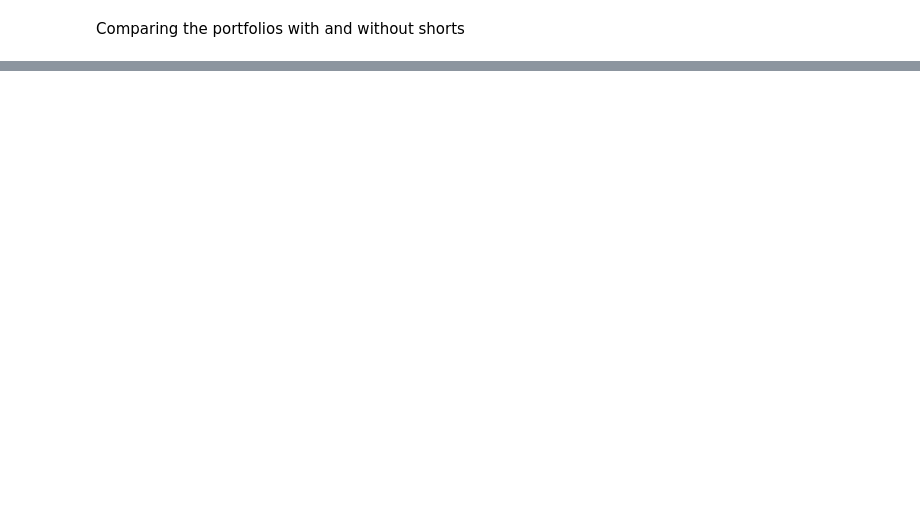
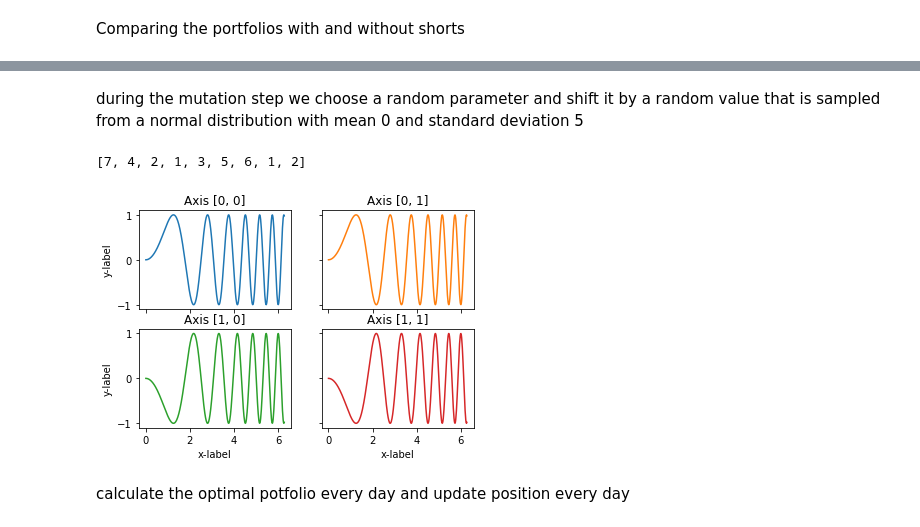
Before and after one commit to elhamidimed/Markowitz-Portfolio-optimisation-Genetic-algorithm, a Jupyter notebook: main.ipynb, the cells around one changed output, grey strips where cells are left out. Cells and saved outputs as stored; diff of their text form; code cells hidden in the pictures; blank space fills up the shorter version.

```diff
--- a/main.ipynb
+++ b/main.ipynb
@@ -407,0 +424,10 @@ plt.show()
+# %% [markdown]
+during the mutation step we choose a random parameter and shift it by a random value that is sampled from a normal distribution with mean 0 and standard deviation 5
+# %%
+import random
+x = [1,2,3,4,5,6,7]
+random.shuffle(x)
+x += [1,2]
+x
+# %% [output]
+[7, 4, 2, 1, 3, 5, 6, 1, 2]
@@ -407,0 +439,22 @@ plt.show()
+# %%
+def next_generation(population, elite_frac = 0.5, mutat_frac=0.08):
+    new_population = sorted(population,key = lambda x: fitness(x),reverse=True)
+    elite_idx      = int(np.floor(len(population)* elite_frac))
+    new_population = new_population[:elite_idx]
+    random.shuffle(new_population)
+    children       = []
+    nb_parents     = int(len(new_population)/2)
+
+    for i in range(nb_parents):
+        parent1, parent2 = new_population[2*i], new_population[2*i + 1]
+        child1, child2   = Crossover(parent1, parent2)
+        children        += [child1, child2]
+
+    for child in children:
+        alpha = random.random()
+        if alpha<0.08:
+            child = mutation(child)
+
+    new_population += children
+
+    return new_population
@@ -407,0 +496,27 @@ plt.show()
+# %%
+import matplotlib.pyplot as plt
+import numpy as np
+
+# Some example data to display
+x = np.linspace(0, 2 * np.pi, 400)
+y = np.sin(x ** 2)
+fig, axs = plt.subplots(2, 2)
+axs[0, 0].plot(x, y)
+axs[0, 0].set_title('Axis [0, 0]')
+axs[0, 1].plot(x, y, 'tab:orange')
+axs[0, 1].set_title('Axis [0, 1]')
+axs[1, 0].plot(x, -y, 'tab:green')
+axs[1, 0].set_title('Axis [1, 0]')
+axs[1, 1].plot(x, -y, 'tab:red')
+axs[1, 1].set_title('Axis [1, 1]')
+
+for ax in axs.flat:
+    ax.set(xlabel='x-label', ylabel='y-label')
+
+# Hide x labels and tick labels for top plots and y ticks for right plots.
+for ax in axs.flat:
+    ax.label_outer()
+# %% [output]
+[figure, added]
+# %% [markdown]
+calculate the optimal potfolio every day and update position every day
```
Also changed, not shown: parts of 18 cells of this notebook.
